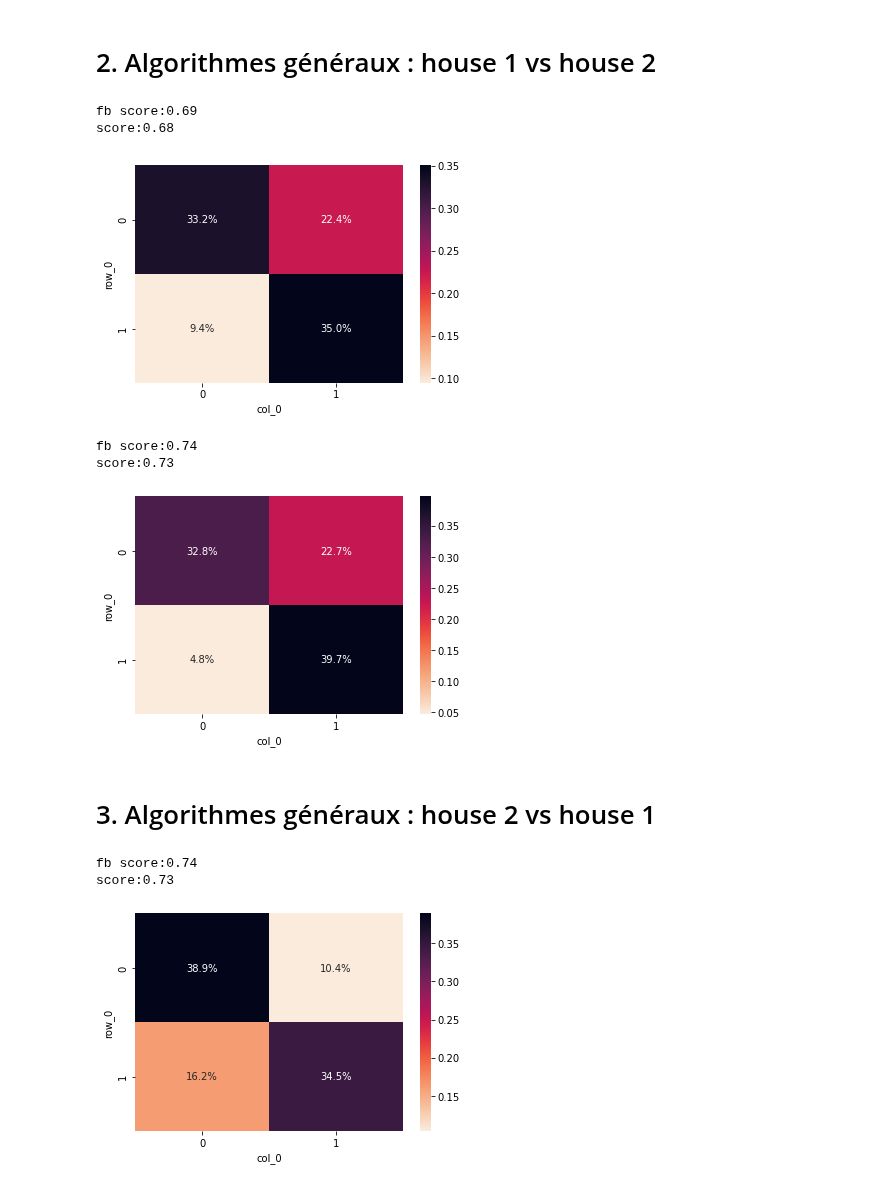
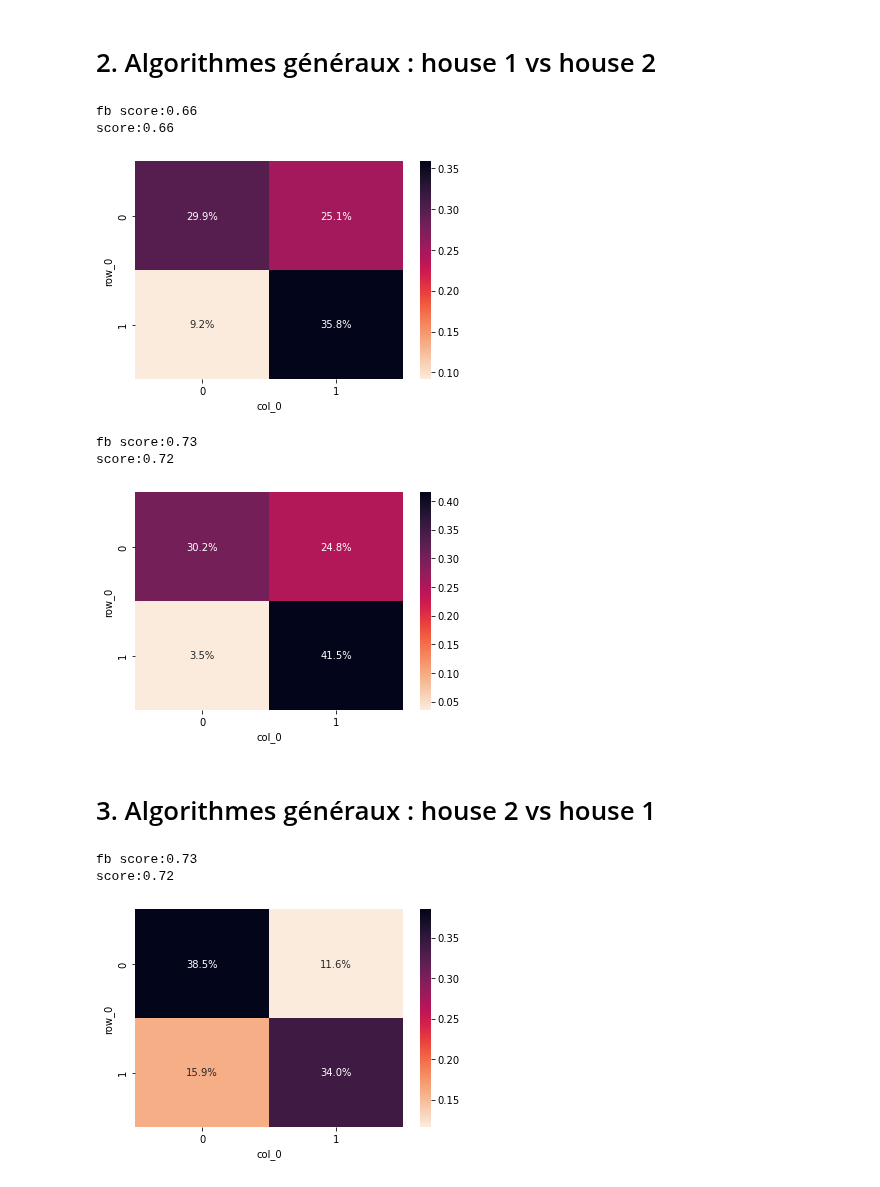
Before and after one commit to hugo-mi/Activity_Detection_From_Electrical_Consumption_Load_Curves, a Jupyter notebook: Exploratory Data Analysis/classification_house1_vs_house2.ipynb, the cells around one changed output. Drawn from its saved outputs; the diff is of its cells as text; code cells hidden in the pictures.

```diff
--- a/Exploratory Data Analysis/classification_house1_vs_house2.ipynb
+++ b/Exploratory Data Analysis/classification_house1_vs_house2.ipynb
@@ -90,23 +90,23 @@ y_test = house2_power_blk1.loc[rand_indexes, 'activity'].values
 # %%
 from sklearn.neighbors import KNeighborsClassifier
 from sklearn.metrics import fbeta_score, accuracy_score
 
-knn = KNeighborsClassifier(n_neighbors=80, n_jobs=-1)
+knn = KNeighborsClassifier(n_neighbors=40, n_jobs=-1)
 knn.fit(X_train, y_train.ravel())
 y_pred = knn.predict(X_test)
 print(f'fb score:{fbeta_score(y_test, y_pred, average="macro", beta=0.5):.2f}')
 print(f'score:{accuracy_score(y_test, y_pred):.2f}')
 
 sns.heatmap(pd.crosstab(y_test, y_pred, normalize=True), annot=True, fmt='.1%', cmap=sns.cm.rocket_r);
 plt.show();
 # %% [output]
-fb score:0.69
-score:0.68
+fb score:0.66
+score:0.66
-[figure, old version]
+[figure, new version]
 # %%
 from sklearn.ensemble import RandomForestClassifier
 
-rfc = RandomForestClassifier(n_estimators=90, n_jobs=-1, max_samples=0.8, max_depth=12)
+rfc = RandomForestClassifier(n_estimators=30, n_jobs=-1, max_samples=0.8, max_depth=10)
 rfc.fit(X_train, y_train.ravel())
 y_pred = rfc.predict(X_test)
 print(f'fb score:{fbeta_score(y_test, y_pred, average="macro", beta=0.5):.2f}')
@@ -115,9 +115,9 @@ print(f'score:{accuracy_score(y_test, y_pred):.2f}')
 sns.heatmap(pd.crosstab(y_test, y_pred, normalize=True), annot=True, fmt='.1%', cmap=sns.cm.rocket_r);
 plt.show();
 # %% [output]
-fb score:0.74
-score:0.73
+fb score:0.73
+score:0.72
-[figure, old version]
+[figure, new version]
 # %% [markdown]
 # 3. Algorithmes généraux : house 2 vs house 1
 # %%
@@ -133,7 +133,7 @@ y_test = house1_power_blk2.loc[rand_indexes, 'activity'].values
 from sklearn.neighbors import KNeighborsClassifier
 from sklearn.metrics import fbeta_score, accuracy_score
 
-knn = KNeighborsClassifier(n_neighbors=80, n_jobs=-1)
+knn = KNeighborsClassifier(n_neighbors=40, n_jobs=-1)
 knn.fit(X_train, y_train.ravel())
 y_pred = knn.predict(X_test)
 print(f'fb score:{fbeta_score(y_test, y_pred, average="macro", beta=0.5):.2f}')
@@ -141,9 +141,9 @@ print(f'score:{accuracy_score(y_test, y_pred):.2f}')
 
 sns.heatmap(pd.crosstab(y_test, y_pred, normalize=True), annot=True, fmt='.1%', cmap=sns.cm.rocket_r);
 # %% [output]
-fb score:0.74
-score:0.73
+fb score:0.73
+score:0.72
-[figure, old version]
+[figure, new version]
 # %%
 from sklearn.ensemble import RandomForestClassifier
 
```
Also changed, not shown: parts of 1 cell of this notebook, 2 other files.
